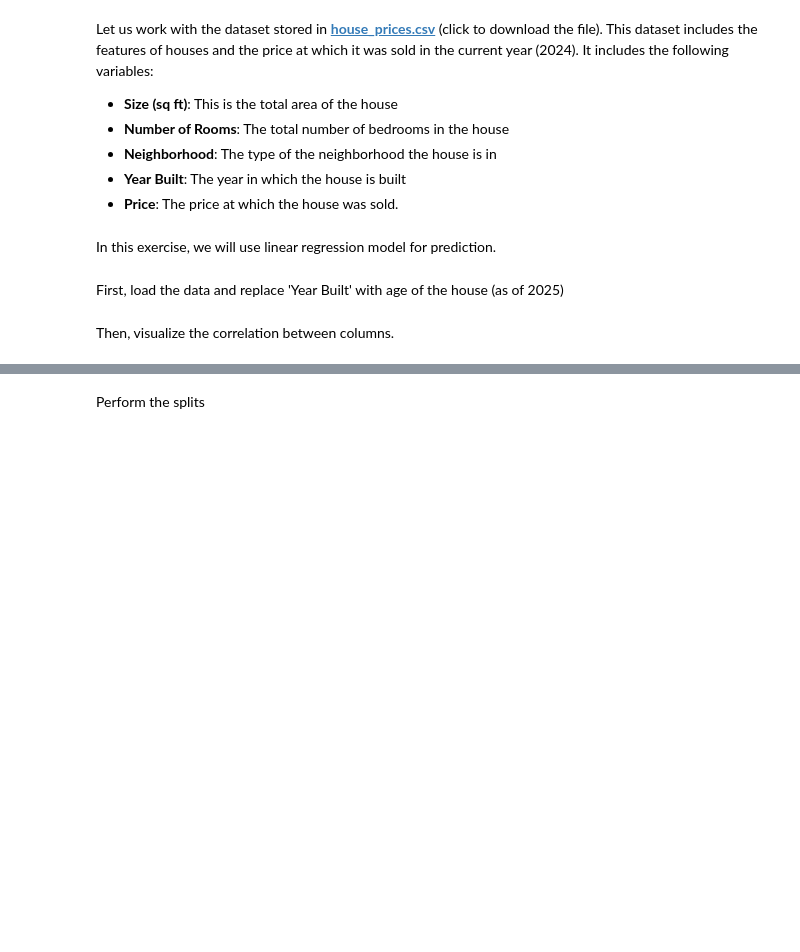
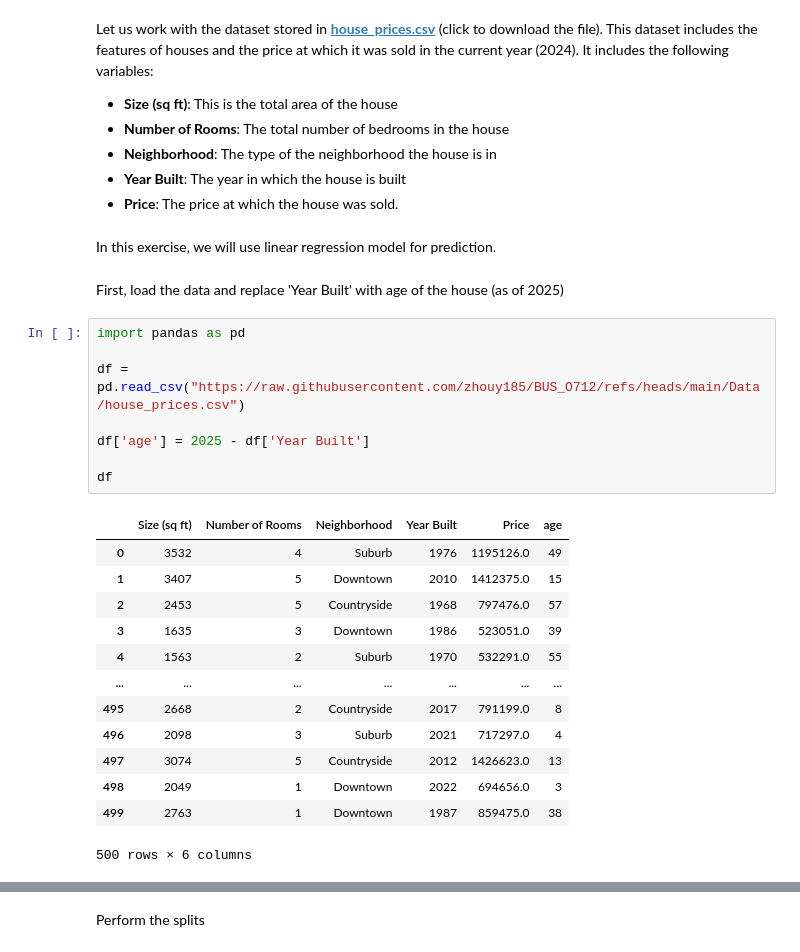
Before and after one commit to zhouy185/Exercise-House-Price-Predict, a Jupyter notebook: House_price_prediction.ipynb, the cells around one changed output, grey strips where cells are left out. Saved outputs shown, nothing was run; the diff lists cells and outputs as text; blank space fills up the shorter version.

```diff
--- a/House_price_prediction.ipynb
+++ b/House_price_prediction.ipynb
@@ -12,5 +12,25 @@ It includes the following variables:
 In this exercise, we will use linear regression model for prediction.
 # %% [markdown]
 First, load the data and replace 'Year Built' with age of the house (as of 2025)
-# %% [markdown]
-Then, visualize the correlation between columns.
+# %%
+import pandas as pd
+
+df = pd.read_csv("https://raw.githubusercontent.com/zhouy185/BUS_O712/refs/heads/main/Data/house_prices.csv")
+
+df['age'] = 2025 - df['Year Built']
+
+df
+# %% [output]
+|  | Size (sq ft) | Number of Rooms | Neighborhood | Year Built | Price | age |
+| 0 | 3532 | 4 | Suburb | 1976 | 1195126.0 | 49 |
+| 1 | 3407 | 5 | Downtown | 2010 | 1412375.0 | 15 |
+| 2 | 2453 | 5 | Countryside | 1968 | 797476.0 | 57 |
+| 3 | 1635 | 3 | Downtown | 1986 | 523051.0 | 39 |
+| 4 | 1563 | 2 | Suburb | 1970 | 532291.0 | 55 |
+| ... | ... | ... | ... | ... | ... | ... |
+| 495 | 2668 | 2 | Countryside | 2017 | 791199.0 | 8 |
+| 496 | 2098 | 3 | Suburb | 2021 | 717297.0 | 4 |
+| 497 | 3074 | 5 | Countryside | 2012 | 1426623.0 | 13 |
+| 498 | 2049 | 1 | Downtown | 2022 | 694656.0 | 3 |
+| 499 | 2763 | 1 | Downtown | 1987 | 859475.0 | 38 |
+500 rows × 6 columns
```
Also changed, not shown: parts of 7 cells of this notebook.
